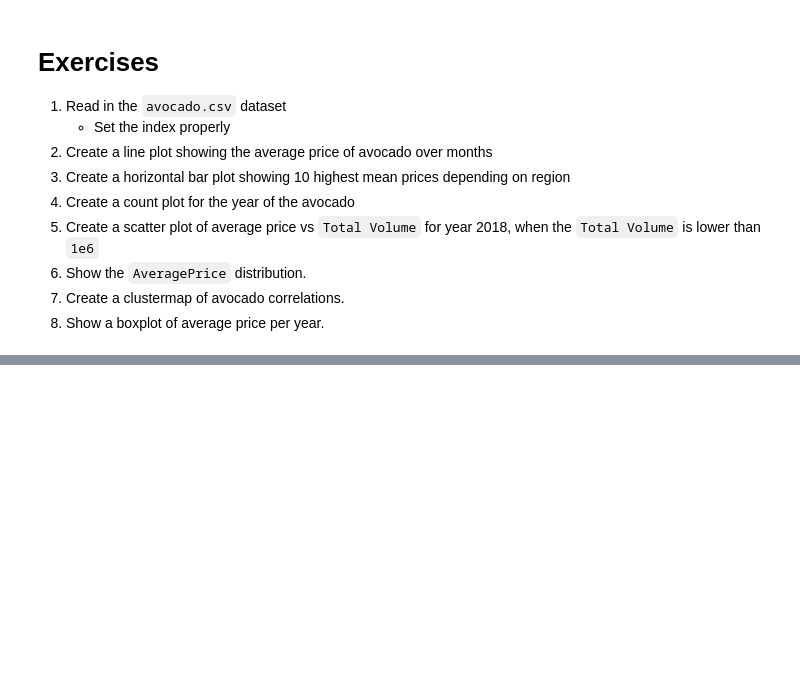
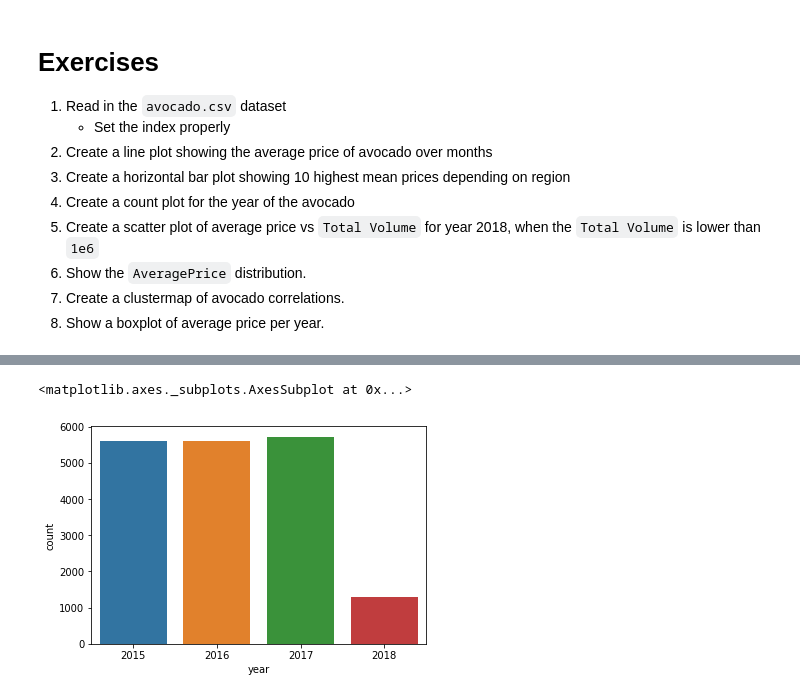
Before and after one commit to zakowski/Introduction-To-Python, a Jupyter notebook: 05 Data Visualization/notebook.ipynb, the cells around one changed output, grey strips where cells are left out. Saved outputs shown, nothing was run; the diff lists cells and outputs as text; code cells hidden in the pictures; blank space fills up the shorter version.

```diff
--- a/05 Data Visualization/notebook.ipynb
+++ b/05 Data Visualization/notebook.ipynb
@@ -251,0 +285,8 @@ sns.clustermap(
+# %%
+sns.countplot(
+    'year',
+    data=avocado,
+)
+# %% [output]
+<matplotlib.axes._subplots.AxesSubplot at 0x...>
+[figure, added]
```
Also changed, not shown: parts of 7 cells of this notebook.
